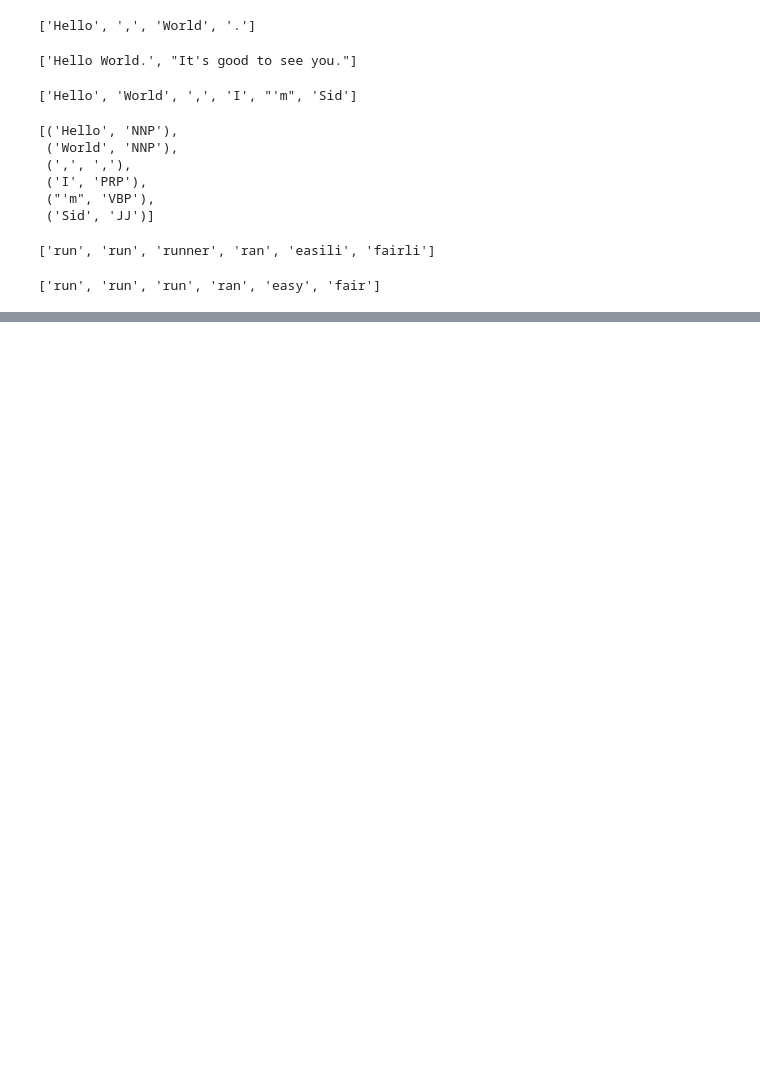
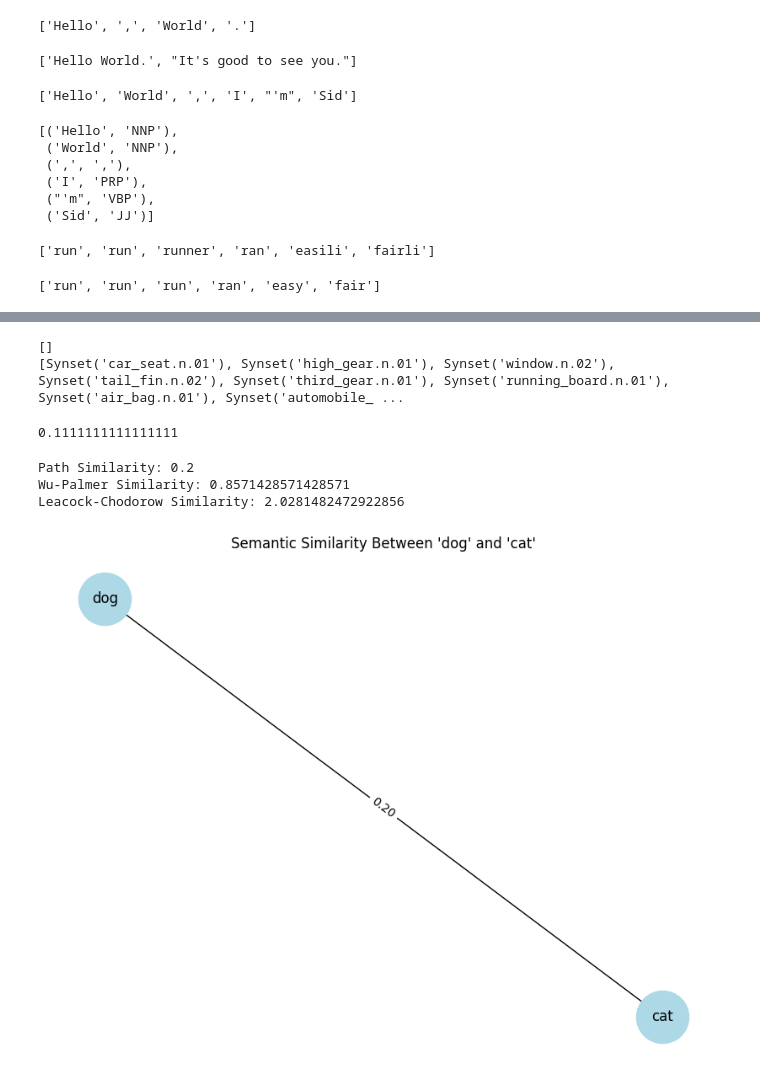
Before and after one commit to Siddheshdumre/NLP_Lab, a Jupyter notebook: NLP_1.ipynb, the cells around one changed output, grey strips where cells are left out. Cells and saved outputs as stored; diff of their text form; code cells hidden in the pictures; blank space fills up the shorter version.

```diff
--- a/NLP_1.ipynb
+++ b/NLP_1.ipynb
@@ -148,0 +295,68 @@ stemmed_words
+# %%
+#Holonym: A whole to which a part belongs (e.g., "car" is a holonym of "wheel").
+#Meronym: A part of a whole (e.g., "wheel" is a meronym of "car").
+# Holonyms of "car"
+car = wordnet.synset("car.n.01")
+holonyms = car.member_holonyms()
+print(holonyms)
+
+# Meronyms of "car"
+meronyms = car.part_meronyms()
+print(meronyms)
+# %% [output]
+[]
+[Synset('car_seat.n.01'), Synset('high_gear.n.01'), Synset('window.n.02'), Synset('tail_fin.n.02'), Synset('third_gear.n.01'), Synset('running_board.n.01'), Synset('air_bag.n.01'), Synset('automobile_ ...
+# %%
+word1 = wordnet.synset("dog.n.01")
+word2 = wordnet.synset("blackboard.n.01")
+similarity = word1.path_similarity(word2)
+print(similarity)
+# %% [output]
+0.1111111111111111
+# %%
+import nltk
+from nltk.corpus import wordnet as wn
+import networkx as nx
+import matplotlib.pyplot as plt
+
+# Function to calculate similarity and create a graph
+def visualize_word_similarity(word1, word2):
+    # Get synsets for the words (use first synset for simplicity)
+    syn1 = wn.synsets(word1)[0]
+    syn2 = wn.synsets(word2)[0]
+
+    # Calculate similarity scores
+    path_similarity = syn1.path_similarity(syn2)
+    wup_similarity = syn1.wup_similarity(syn2)
+    lch_similarity = syn1.lch_similarity(syn2) if syn1.pos() == syn2.pos() else None
+
+    print(f"Path Similarity: {path_similarity}")
+    print(f"Wu-Palmer Similarity: {wup_similarity}")
+    print(f"Leacock-Chodorow Similarity: {lch_similarity}")
+
+    # Create a graph
+    G = nx.Graph()
+
+    # Add nodes and edges
+    G.add_node(word1, label=word1)
+    G.add_node(word2, label=word2)
+    G.add_edge(word1, word2, weight=path_similarity or 0)
+
+    # Plot the graph
+    pos = nx.spring_layout(G)
+    plt.figure(figsize=(8, 6))
+
+    nx.draw(G, pos, with_labels=True, node_size=2000, node_color='lightblue', font_size=12)
+    labels = nx.get_edge_attributes(G, 'weight')
+    nx.draw_networkx_edge_labels(G, pos, edge_labels={(word1, word2): f"{path_similarity:.2f}"})
+
+    plt.title(f"Semantic Similarity Between '{word1}' and '{word2}'")
+    plt.show()
+
+# Example usage
+visualize_word_similarity('dog', 'cat')
+# %% [output]
+Path Similarity: 0.2
+Wu-Palmer Similarity: 0.8571428571428571
+Leacock-Chodorow Similarity: 2.0281482472922856
+[figure, added]
```
Also changed, not shown: parts of 15 cells of this notebook.
